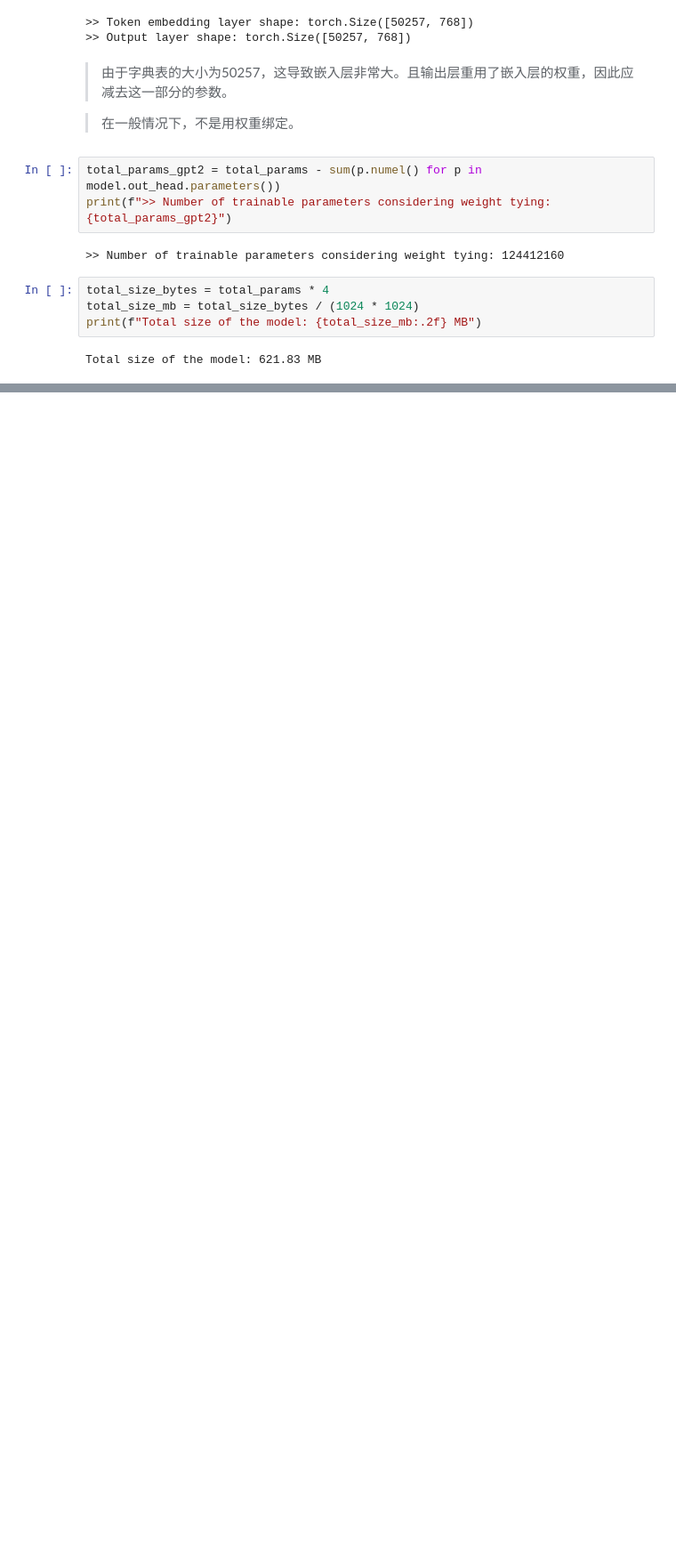
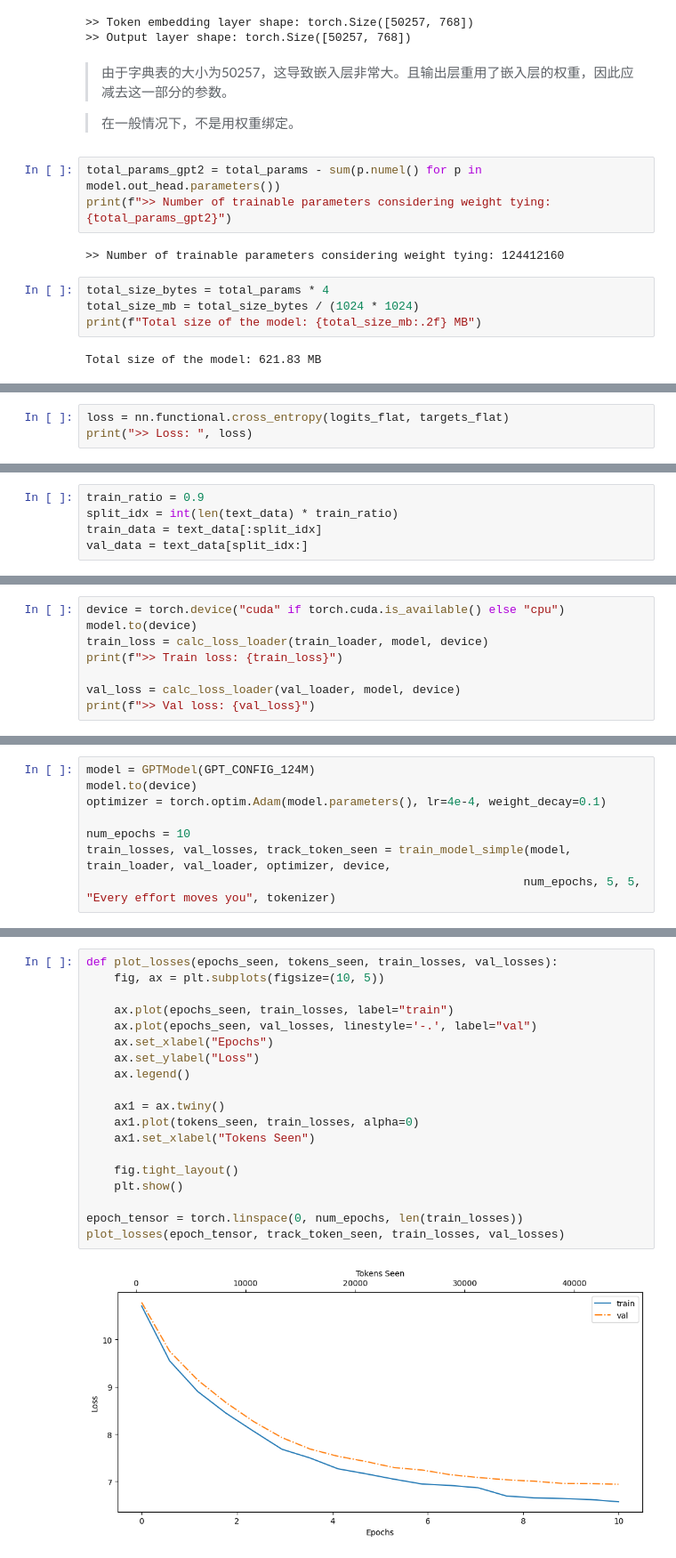
Before and after one commit to xuexiaolei1997/Notes, a Jupyter notebook: LLM/Build_A_Large_Language_Model/Build a Large Language Model (From Scratch).ipynb, the cells around one changed output, grey strips where cells are left out. Shown at 89% size. Drawn from its saved outputs; the diff is of its cells as text; blank space fills up the shorter version.

```diff
--- a/LLM/Build_A_Large_Language_Model/Build a Large Language Model (From Scratch).ipynb
+++ b/LLM/Build_A_Large_Language_Model/Build a Large Language Model (From Scratch).ipynb
@@ -1396,0 +1606,3 @@ Total size of the model: 621.83 MB
+# %%
+loss = nn.functional.cross_entropy(logits_flat, targets_flat)
+print(">> Loss: ", loss)
@@ -1396,0 +1636,5 @@ Total size of the model: 621.83 MB
+# %%
+train_ratio = 0.9
+split_idx = int(len(text_data) * train_ratio)
+train_data = text_data[:split_idx]
+val_data = text_data[split_idx:]
@@ -1396,0 +1696,8 @@ Total size of the model: 621.83 MB
+# %%
+device = torch.device("cuda" if torch.cuda.is_available() else "cpu")
+model.to(device)
+train_loss = calc_loss_loader(train_loader, model, device)
+print(f">> Train loss: {train_loss}")
+
+val_loss = calc_loss_loader(val_loader, model, device)
+print(f">> Val loss: {val_loss}")
@@ -1396,0 +1755,8 @@ Total size of the model: 621.83 MB
+# %%
+model = GPTModel(GPT_CONFIG_124M)
+model.to(device)
+optimizer = torch.optim.Adam(model.parameters(), lr=4e-4, weight_decay=0.1)
+
+num_epochs = 10
+train_losses, val_losses, track_token_seen = train_model_simple(model, train_loader, val_loader, optimizer, device,
+                                                               num_epochs, 5, 5, "Every effort moves you", tokenizer)
@@ -1396,0 +1807,21 @@ Total size of the model: 621.83 MB
+# %%
+def plot_losses(epochs_seen, tokens_seen, train_losses, val_losses):
+    fig, ax = plt.subplots(figsize=(10, 5))
+
+    ax.plot(epochs_seen, train_losses, label="train")
+    ax.plot(epochs_seen, val_losses, linestyle='-.', label="val")
+    ax.set_xlabel("Epochs")
+    ax.set_ylabel("Loss")
+    ax.legend()
+
+    ax1 = ax.twiny()
+    ax1.plot(tokens_seen, train_losses, alpha=0)
+    ax1.set_xlabel("Tokens Seen")
+
+    fig.tight_layout()
+    plt.show()
+
+epoch_tensor = torch.linspace(0, num_epochs, len(train_losses))
+plot_losses(epoch_tensor, track_token_seen, train_losses, val_losses)
+# %% [output]
+[figure, added]
```
Also changed, not shown: parts of 41 cells of this notebook, 9 other files.
